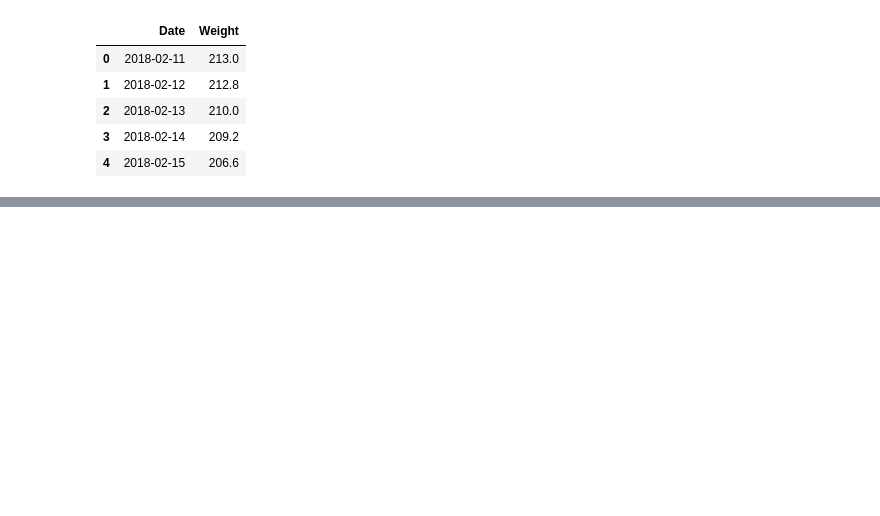
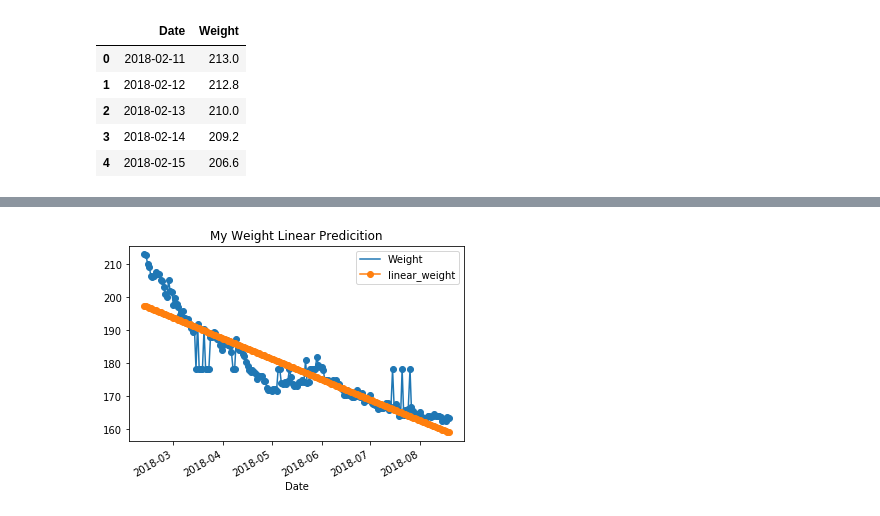
Before and after one commit to jamesijw23/JupyterNotebookworkflow, a Jupyter notebook: Time Series Using Polynomial Functions.ipynb, the cells around one changed output, grey strips where cells are left out. Saved outputs shown, nothing was run; the diff lists cells and outputs as text; code cells hidden in the pictures; blank space fills up the shorter version.

```diff
--- a/Time Series Using Polynomial Functions.ipynb
+++ b/Time Series Using Polynomial Functions.ipynb
@@ -29,0 +74,12 @@ savefig('weight.png')
+# %%
+ax = weight[['Date', 'Weight']].plot(
+    x='Date', linestyle='-', marker='o',
+                 title ='My Weight Linear Predicition')
+
+weight[['Date', 'linear_weight']].plot(x='Date', marker='o',
+                                                        ax=ax)
+ax1.set_xlabel('Time (days)')
+ax1.set_ylabel('Weight (lbs)')
+savefig('weight_linear.png')
+# %% [output]
+[figure, added]
```
Also changed, not shown: parts of 14 cells of this notebook.
